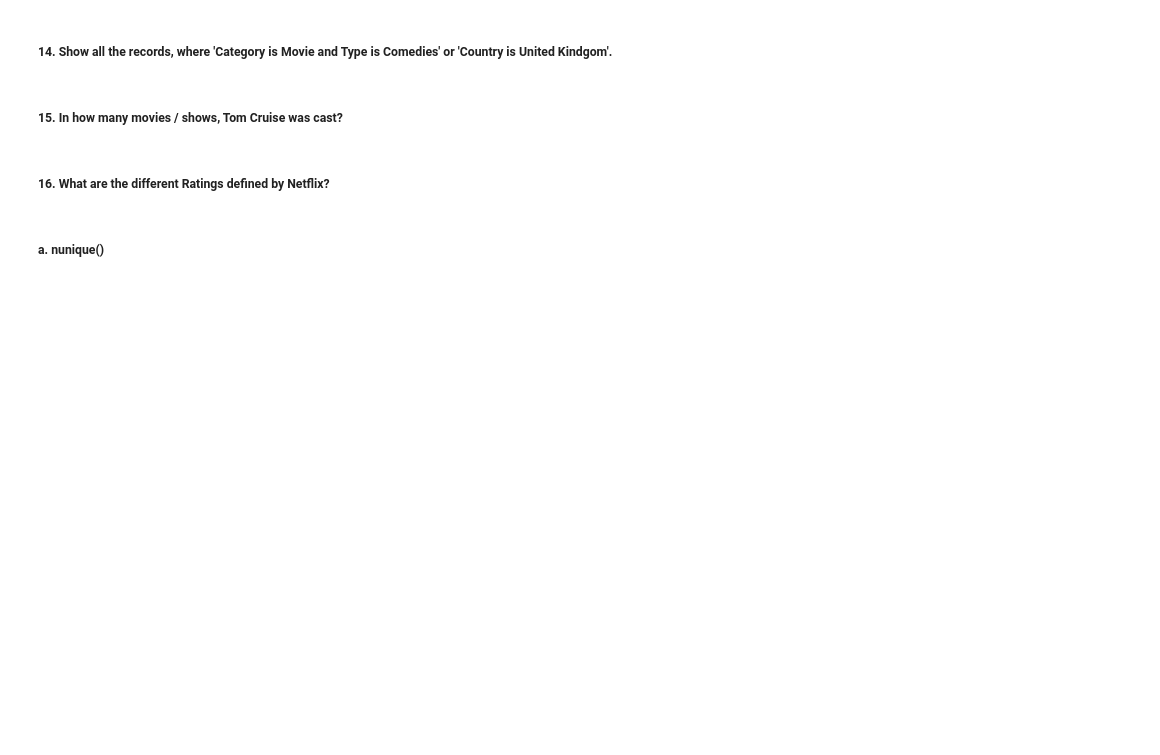
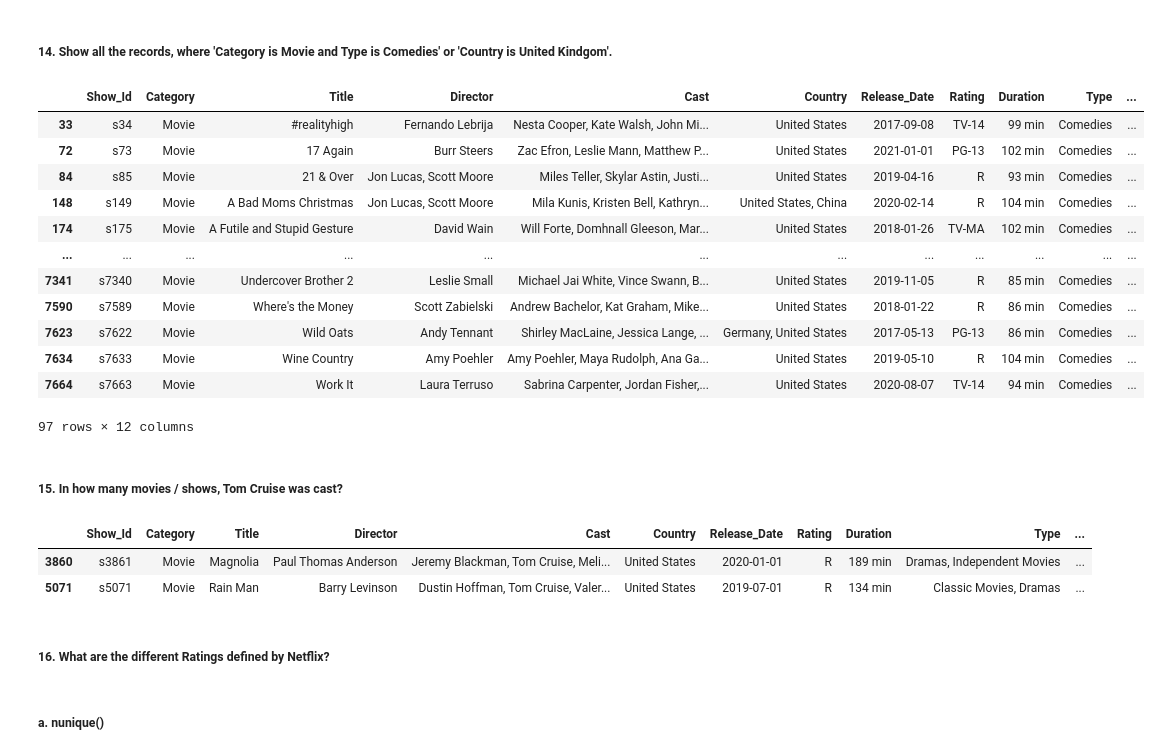
Before and after one commit to firatolcum/Projects, a Jupyter notebook: Netflix_Data_Analysis/netflix_data_analysis.ipynb, the cells around one changed output. Drawn from its saved outputs; the diff is of its cells as text; code cells hidden in the pictures; blank space fills up the shorter version.

```diff
--- a/Netflix_Data_Analysis/netflix_data_analysis.ipynb
+++ b/Netflix_Data_Analysis/netflix_data_analysis.ipynb
@@ -168,4 +168,6 @@ plt.show()
 # %% [markdown]
 ##### a. Create new column
+# %%
+df["Release_Year"] = df["Release_Date"].dt.year
 # %% [markdown]
 ##### b. Filter
@@ -176,7 +218,29 @@ plt.show()
 # %% [markdown]
 ##### 14. Show all the records, where 'Category is Movie and Type is Comedies' or 'Country is United Kindgom'.
+# %%
+df.loc[(df["Category"] == "Movie") & (df["Type"] == "Comedies") | (df["Country"] == "Comedies")]
+# %% [output]
+|  | Show_Id | Category | Title | Director | Cast | Country | Release_Date | Rating | Duration | Type | ... |
+| 33 | s34 | Movie | #realityhigh | Fernando Lebrija | Nesta Cooper, Kate Walsh, John Mi... | United States | 2017-09-08 | TV-14 | 99 min | Comedies | ... |
+| 72 | s73 | Movie | 17 Again | Burr Steers | Zac Efron, Leslie Mann, Matthew P... | United States | 2021-01-01 | PG-13 | 102 min | Comedies | ... |
+| 84 | s85 | Movie | 21 & Over | Jon Lucas, Scott Moore | Miles Teller, Skylar Astin, Justi... | United States | 2019-04-16 | R | 93 min | Comedies | ... |
+| 148 | s149 | Movie | A Bad Moms Christmas | Jon Lucas, Scott Moore | Mila Kunis, Kristen Bell, Kathryn... | United States, China | 2020-02-14 | R | 104 min | Comedies | ... |
+| 174 | s175 | Movie | A Futile and Stupid Gesture | David Wain | Will Forte, Domhnall Gleeson, Mar... | United States | 2018-01-26 | TV-MA | 102 min | Comedies | ... |
+| ... | ... | ... | ... | ... | ... | ... | ... | ... | ... | ... | ... |
+| 7341 | s7340 | Movie | Undercover Brother 2 | Leslie Small | Michael Jai White, Vince Swann, B... | United States | 2019-11-05 | R | 85 min | Comedies | ... |
+| 7590 | s7589 | Movie | Where's the Money | Scott Zabielski | Andrew Bachelor, Kat Graham, Mike... | United States | 2018-01-22 | R | 86 min | Comedies | ... |
+| 7623 | s7622 | Movie | Wild Oats | Andy Tennant | Shirley MacLaine, Jessica Lange, ... | Germany, United States | 2017-05-13 | PG-13 | 86 min | Comedies | ... |
+| 7634 | s7633 | Movie | Wine Country | Amy Poehler | Amy Poehler, Maya Rudolph, Ana Ga... | United States | 2019-05-10 | R | 104 min | Comedies | ... |
+| 7664 | s7663 | Movie | Work It | Laura Terruso | Sabrina Carpenter, Jordan Fisher,... | United States | 2020-08-07 | TV-14 | 94 min | Comedies | ... |
+97 rows × 12 columns
 # %% [markdown]
 ##### 15. In how many movies / shows, Tom Cruise was cast?
+# %%
+df[df["Cast"].astype("str").str.contains("Tom Cruise")]
+# %% [output]
+|  | Show_Id | Category | Title | Director | Cast | Country | Release_Date | Rating | Duration | Type | ... |
+| 3860 | s3861 | Movie | Magnolia | Paul Thomas Anderson | Jeremy Blackman, Tom Cruise, Meli... | United States | 2020-01-01 | R | 189 min | Dramas, Independent Movies | ... |
+| 5071 | s5071 | Movie | Rain Man | Barry Levinson | Dustin Hoffman, Tom Cruise, Valer... | United States | 2019-07-01 | R | 134 min | Classic Movies, Dramas | ... |
 # %% [markdown]
 ##### 16. What are the different Ratings defined by Netflix?
 # %% [markdown]
```
Also changed, not shown: parts of 15 cells of this notebook.
